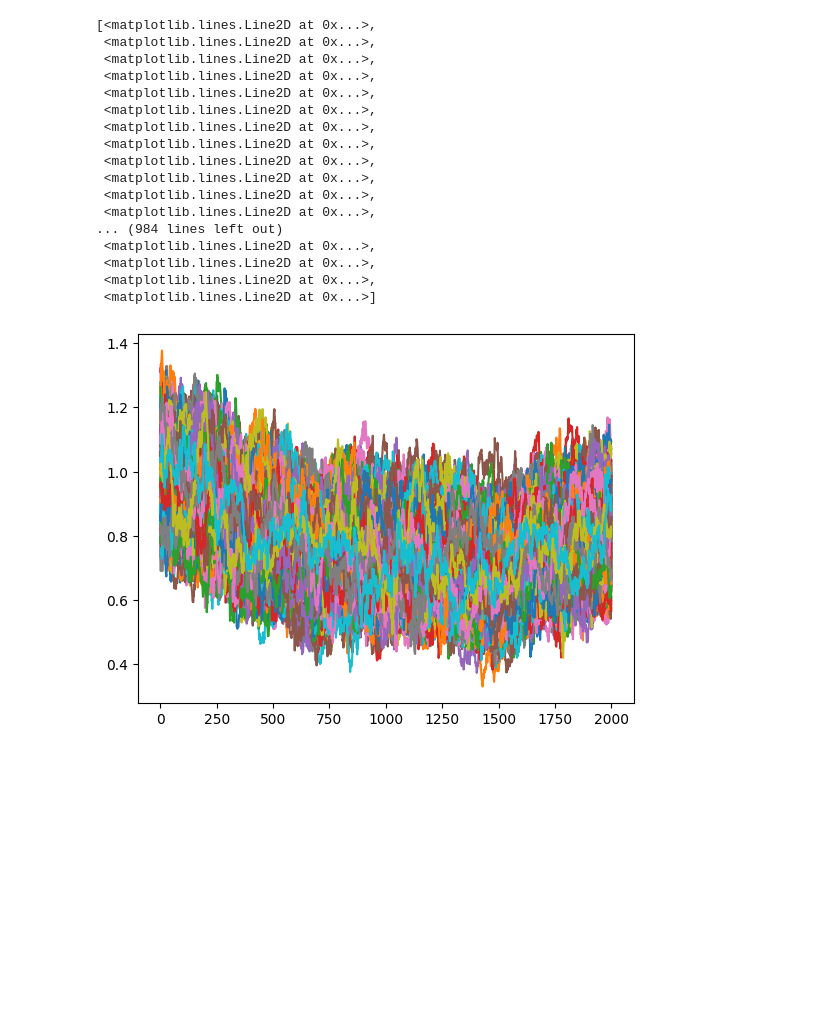
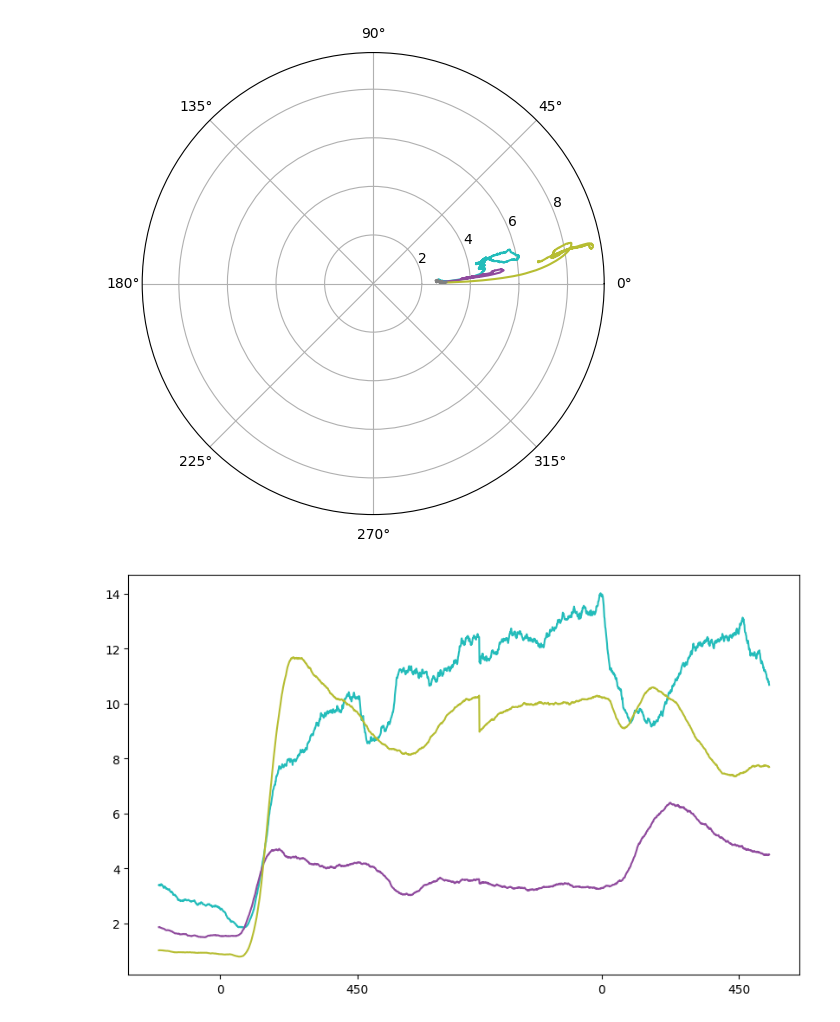
Before and after one commit to Ibos-lab/Users, a Jupyter notebook: losadac/population_distance/latencies_plots.ipynb, the cells around one changed output. Cells and saved outputs as stored; diff of their text form; code cells hidden in the pictures; blank space fills up the shorter version.

```diff
--- a/losadac/population_distance/latencies_plots.ipynb
+++ b/losadac/population_distance/latencies_plots.ipynb
@@ -122,21 +99,44 @@ plt.plot(d.T)
-# %%
-plt.plot(fd.T)
-# %% [output]
-[<matplotlib.lines.Line2D at 0x...>,
- <matplotlib.lines.Line2D at 0x...>,
- <matplotlib.lines.Line2D at 0x...>,
- <matplotlib.lines.Line2D at 0x...>,
- <matplotlib.lines.Line2D at 0x...>,
- <matplotlib.lines.Line2D at 0x...>,
- <matplotlib.lines.Line2D at 0x...>,
- <matplotlib.lines.Line2D at 0x...>,
- <matplotlib.lines.Line2D at 0x...>,
- <matplotlib.lines.Line2D at 0x...>,
- <matplotlib.lines.Line2D at 0x...>,
- <matplotlib.lines.Line2D at 0x...>,
-... (984 lines left out)
- <matplotlib.lines.Line2D at 0x...>,
- <matplotlib.lines.Line2D at 0x...>,
- <matplotlib.lines.Line2D at 0x...>,
- <matplotlib.lines.Line2D at 0x...>]
-[figure, removed]
+# %%
+area = 'lip'
+rf_loc='in_rf'
+res = {}
+fig1,ax1=plt.subplots(subplot_kw={'projection': 'polar'},figsize=(10,6))
+fig,ax=plt.subplots(figsize=(10,6))
+fig,ax2=plt.subplots(figsize=(10,6))
+list_areas = ['lip','v4','pfc']
+for area in list_areas:
+    pathcos = f'/envau/work/invibe/USERS/IBOS/data/Riesling/TSCM/OpenEphys/population_distance/cosine/nozscore/percentile_with_nonzero/all_neurons/2024_09_25_14_35_52/{rf_loc}'
+    patheu = f'/envau/work/invibe/USERS/IBOS/data/Riesling/TSCM/OpenEphys/population_distance/euclidean/percentile_with_nonzero/all_neurons/2024_09_24_21_18_55/{rf_loc}'
+
+    rescos=Results.from_python_hdf5(f'{pathcos}/{area}/population_distance.h5')
+    dcos=(rescos.dist_n_nn/2)*np.pi
+    fdcos=(rescos.dist_fake_n_nn/2)*np.pi
+
+    reseu=Results.from_python_hdf5(f'{patheu}/{area}/population_distance.h5')
+    deu=reseu.dist_n_nn
+    fdeu=reseu.dist_fake_n_nn
+
+
+    _=ax1.plot(np.mean(dcos,axis=0),np.mean(deu,axis=0),color=color[area])
+    _=ax1.plot(np.mean(fdcos,axis=0),np.mean(fdeu,axis=0),color='grey')
+
+
+    dcos=((rescos.dist_n_nn/2)*np.pi)*360/(2*np.pi)
+    ax.plot(np.arange(dcos.shape[1])-200,np.mean(dcos,axis=0),color=color[area])
+    ax.set_xticks([0, 450, 1250, 1700])
+    ax.set_xticklabels(["0", "450", "0", "450"])
+
+    ax2.plot(np.arange(deu.shape[1])-200,np.mean(deu,axis=0),color=color[area])
+    ax2.set_xticks([0, 450, 1250, 1700])
+    ax2.set_xticklabels(["0", "450", "0", "450"])
+
+# fig,ax=plt.subplots(figsize=(10,6))
+# _=plt.plot(np.mean(dcos,axis=0),color=color[area])
+# _=plt.plot(np.mean(fdcos,axis=0),color='grey')
+
+# fig,ax=plt.subplots(figsize=(10,6))
+# _=plt.plot(np.mean(deu,axis=0),color=color[area])
+# _=plt.plot(np.mean(fdeu,axis=0),color='grey')
+# %% [output]
+[figure, added]
+[figure, added]
```
Also changed, not shown: parts of 5 cells of this notebook, 2 other files.
